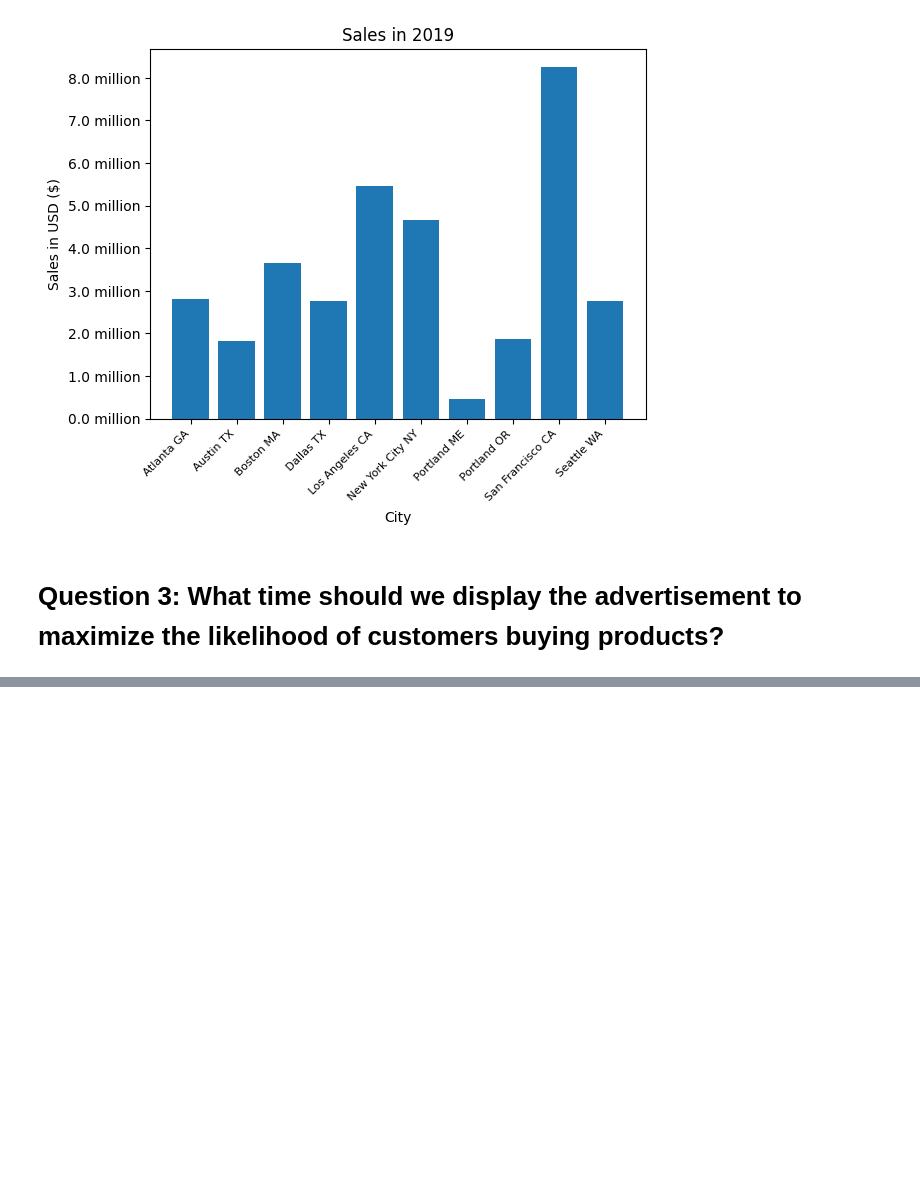
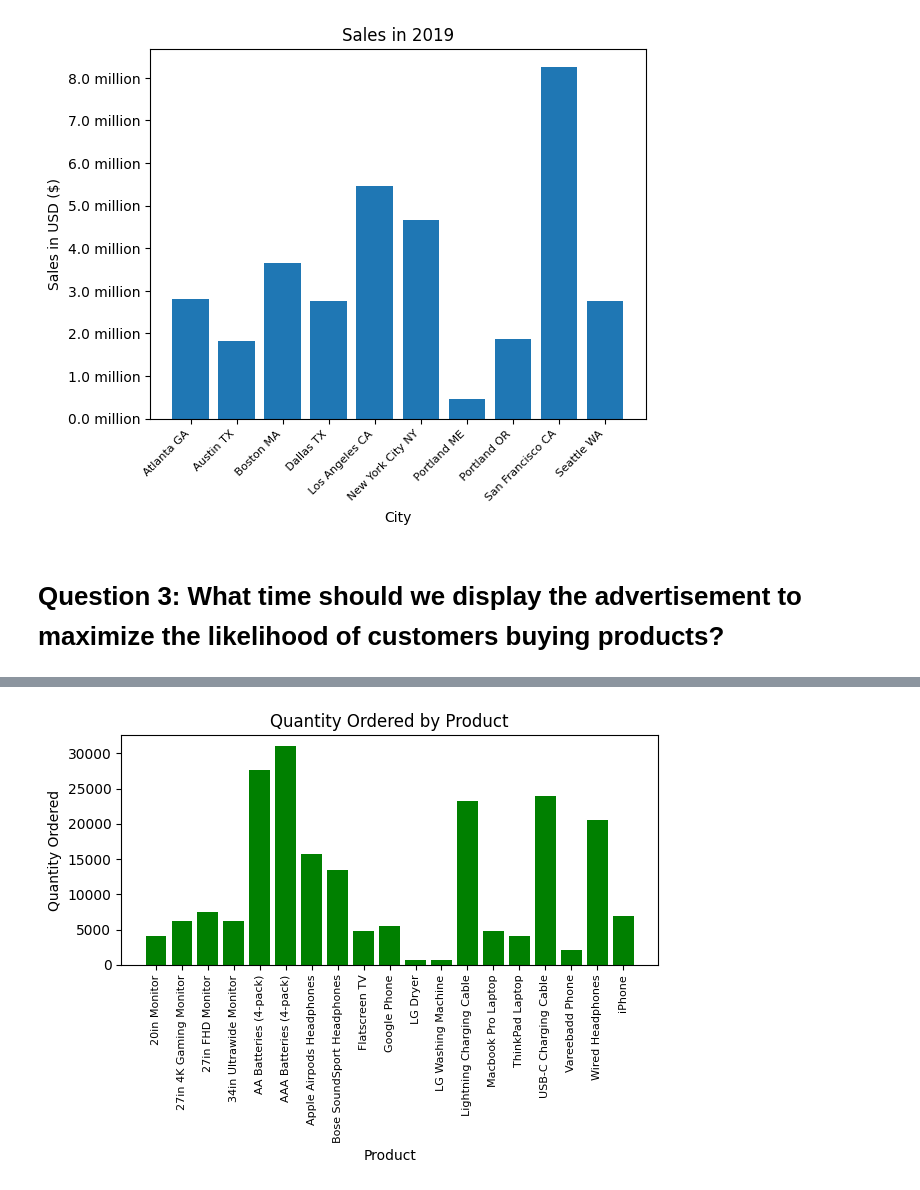
Before and after one commit to Rapapap/Pandas-Data-Science-Task, a Jupyter notebook: Sales_Analysis.ipynb, the cells around one changed output, grey strips where cells are left out. Cells and saved outputs as stored; diff of their text form; code cells hidden in the pictures; blank space fills up the shorter version.

```diff
--- a/Sales_Analysis.ipynb
+++ b/Sales_Analysis.ipynb
@@ -208,0 +288,7 @@ plt.show()
+# %%
+product_group = all_data.groupby('Product').sum(numeric_only=True)
+
+# Menghitung jumlah produk yang terjual
+product_group.head()
+
+# product_group.sum(numeric_only=True)
@@ -208,0 +303,13 @@ plt.show()
+# %%
+fig, ax1 = plt.subplots()
+
+plt.bar(product_group.index, product_group['Quantity Ordered'], color='g')
+plt.xticks(rotation=90, fontsize=8)
+plt.xlabel('Product')
+plt.ylabel('Quantity Ordered')
+ax1.set_title("Quantity Ordered by Product")
+
+plt.tight_layout()
+plt.show()
+# %% [output]
+[figure, added]
```
Also changed, not shown: parts of 15 cells of this notebook.
